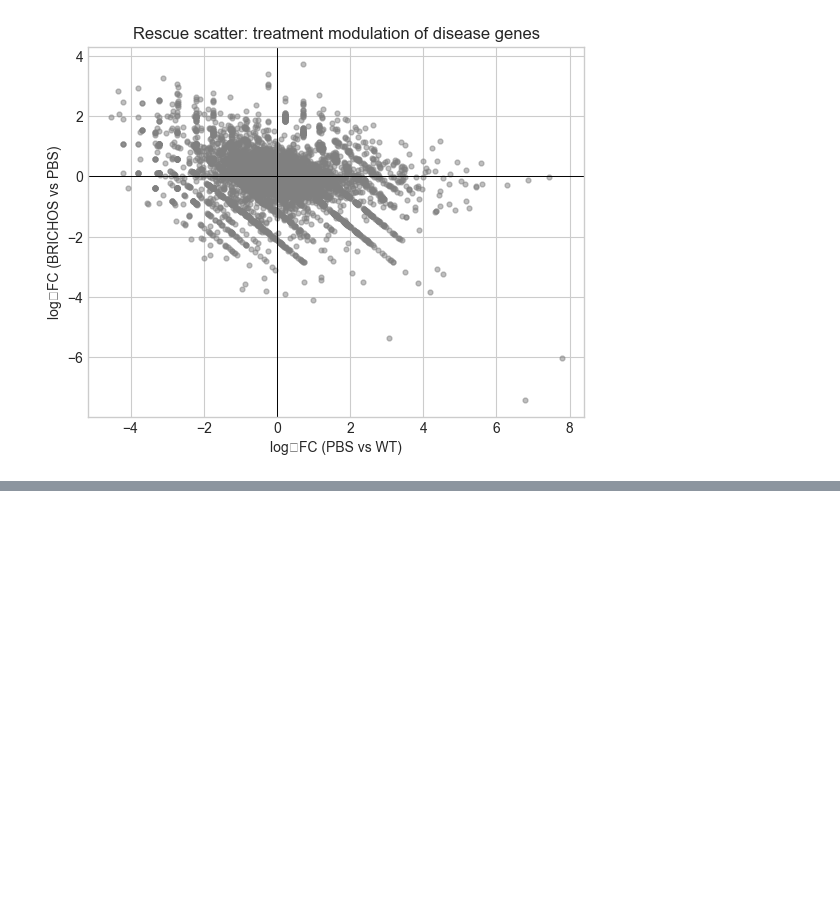
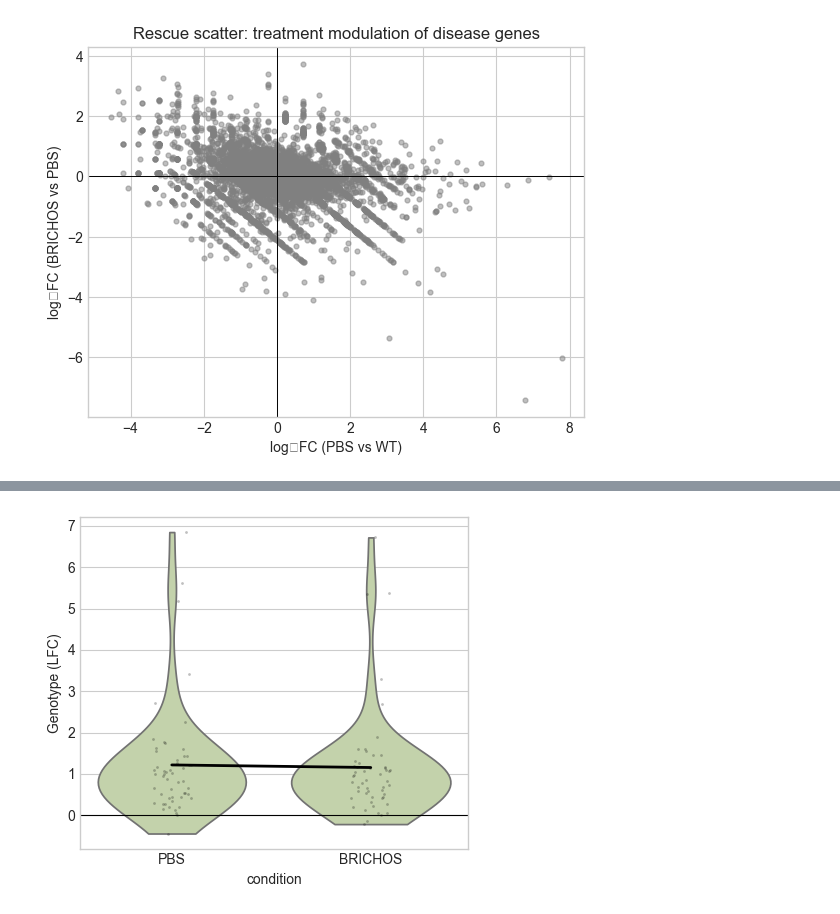
Before and after one commit to christoffermattssonlangseth/ST-BRICHOS, a Jupyter notebook: notebooks-01/03-NLGF-vs-WT-vs-BRI.ipynb, the cells around one changed output, grey strips where cells are left out. Saved outputs shown, nothing was run; the diff lists cells and outputs as text; code cells hidden in the pictures; blank space fills up the shorter version.

```diff
--- a/notebooks-01/03-NLGF-vs-WT-vs-BRI.ipynb
+++ b/notebooks-01/03-NLGF-vs-WT-vs-BRI.ipynb
@@ -362,0 +442,18 @@ plt.show()
+# %%
+# --- Extract PIGs from both ---
+pbs_pig = (
+    res_pbs.loc[res_pbs.index.intersection(pigs_in_data), ["log2FoldChange"]]
+    .assign(condition="PBS")
+    .rename(columns={"log2FoldChange": "lfc"})
+)
+bri_pig = (
+    res_bri.loc[res_bri.index.intersection(pigs_in_data), ["log2FoldChange"]]
+    .assign(condition="BRICHOS")
+    .rename(columns={"log2FoldChange": "lfc"})
+)
+
+# --- Combine ---
+df_pigs = pd.concat([pbs_pig, bri_pig], axis=0)
+df_pigs["gene"] = df_pigs.index
+
+df_pigs.head(50)
@@ -362,0 +478,64 @@ plt.show()
+# %%
+import pandas as pd
+import matplotlib.pyplot as plt
+import seaborn as sns
+
+# --------------------------------------------------
+# 1. example: df has columns ["gene", "month", "lfc", "padj"]
+# df = your_result_df
+# --------------------------------------------------
+
+# keep only reasonably expressed / DE genes (tune as you like)
+df_plot = (
+    df_pigs
+    .copy()
+)
+
+# make month an ordered categorical so violins are in right order
+order = ['PBS','BRICHOS']
+df_plot["condition"] = pd.Categorical(df_plot["condition"], categories=order, ordered=True)
+
+plt.figure(figsize=(4.5, 4))
+sns.violinplot(
+    data=df_plot,
+    x="condition",
+    y="lfc",
+    order=order,
+    inner=None,          # no inner bars, like their panel
+    cut=0,
+    color="#c5d8a4"       # pick a muted green-ish like in the paper
+)
+
+# overlay the individual points (optional, makes it look more like ST data)
+sns.stripplot(
+    data=df_plot,
+    x="condition",
+    y="lfc",
+    order=order,
+    color="k",
+    size=2,
+    alpha=0.25
+)
+
+# 2. overlay per-month mean with a line
+mean_by_month = (
+    df_plot.groupby("condition")["lfc"]
+           .mean()
+           .reindex(order)
+)
+
+plt.plot(
+    range(len(order)),
+    mean_by_month.values,
+    color="k",
+    linewidth=2
+)
+
+# cosmetics
+plt.axhline(0, color="k", linewidth=0.8)
+plt.xlabel("condition")
+plt.ylabel("Genotype (LFC)")
+plt.tight_layout()
+plt.show()
+# %% [output]
+[figure, added]
```
Also changed, not shown: parts of 14 cells of this notebook, 2 other files.
